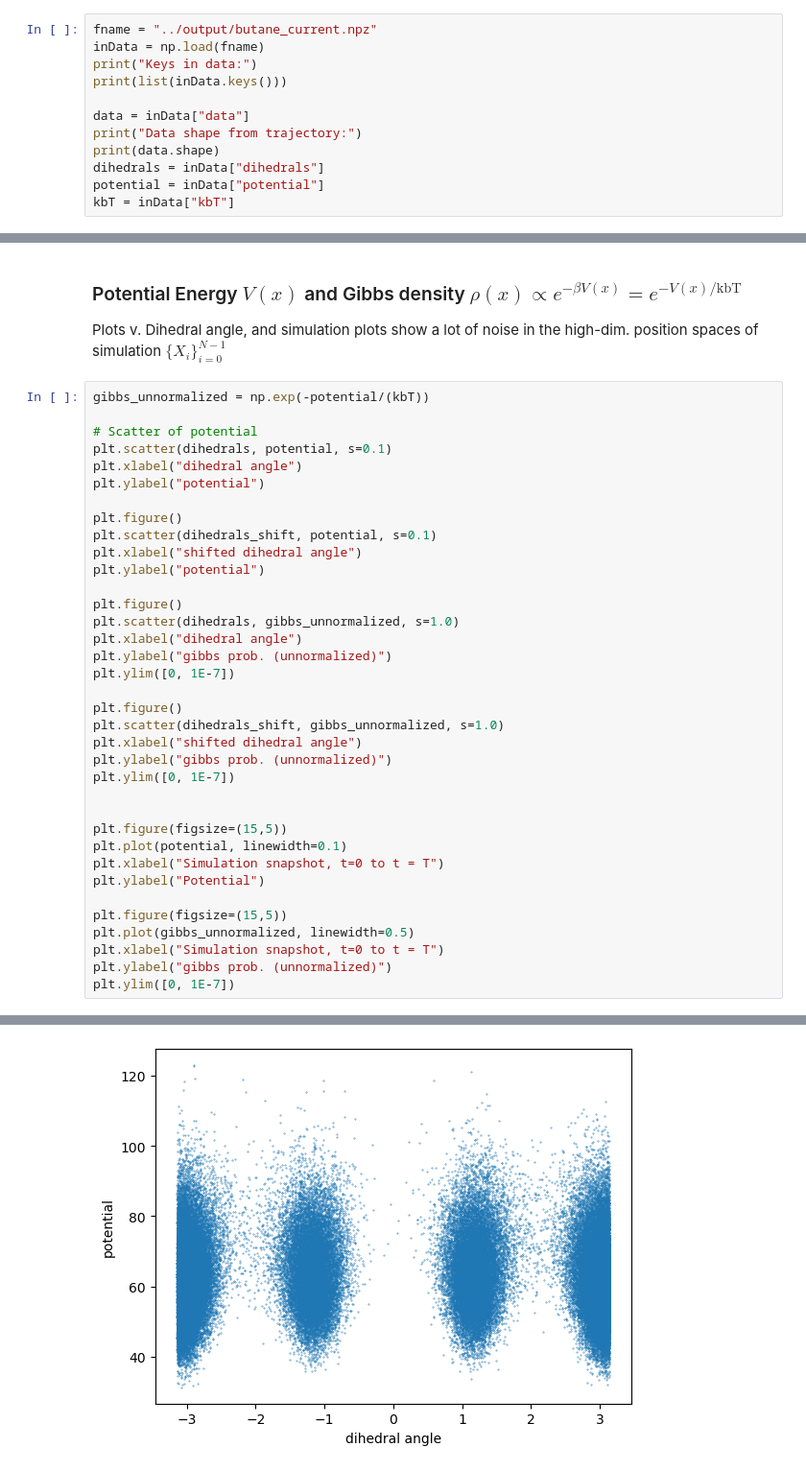
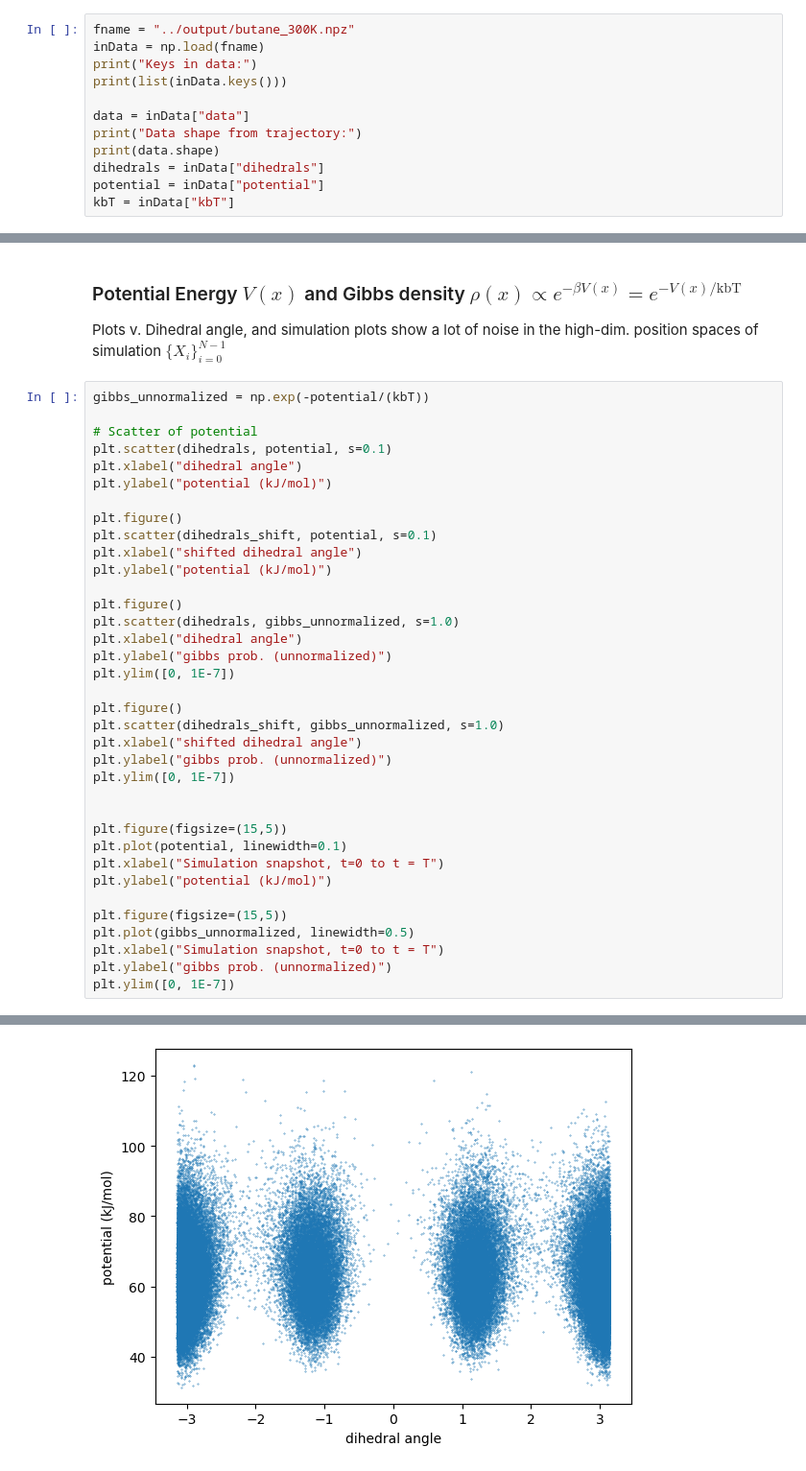
Before and after one commit to aevans1/butane, a Jupyter notebook: script/main.ipynb, the cells around one changed output, grey strips where cells are left out. Shown: that part at 96% size. Cells and saved outputs as stored; diff of their text form.

```diff
--- a/script/main.ipynb
+++ b/script/main.ipynb
@@ -54,7 +54,7 @@ simulation length T = **(1 x 10^7 steps) x (2 fs)** = 2 x 10^7 fs = 2 x 10^4 pic
 ------------------------------------------------------------------------------------------------------------------------------------------------
 **data**, **dihedrals**, **potentials** are subsampled every 100 steps from the original simulation, for $N =10^5$ data points at timestep $0.2$ ps
 # %%
-fname = "../output/butane_current.npz"
+fname = "../output/butane_300K.npz"
 inData = np.load(fname)
 print("Keys in data:")
 print(list(inData.keys()))
@@ -114,36 +114,36 @@ gibbs_unnormalized = np.exp(-potential/(kbT))
 # Scatter of potential
 plt.scatter(dihedrals, potential, s=0.1)
 plt.xlabel("dihedral angle")
-plt.ylabel("potential")
+plt.ylabel("potential (kJ/mol)")
 
 plt.figure()
 plt.scatter(dihedrals_shift, potential, s=0.1)
 plt.xlabel("shifted dihedral angle")
-plt.ylabel("potential")
+plt.ylabel("potential (kJ/mol)")
 
 plt.figure()
 plt.scatter(dihedrals, gibbs_unnormalized, s=1.0)
 plt.xlabel("dihedral angle")
 plt.ylabel("gibbs prob. (unnormalized)")
 plt.ylim([0, 1E-7])
 
 plt.figure()
 plt.scatter(dihedrals_shift, gibbs_unnormalized, s=1.0)
 plt.xlabel("shifted dihedral angle")
 plt.ylabel("gibbs prob. (unnormalized)")
 plt.ylim([0, 1E-7])
 
 
 plt.figure(figsize=(15,5))
 plt.plot(potential, linewidth=0.1)
 plt.xlabel("Simulation snapshot, t=0 to t = T")
-plt.ylabel("Potential")
+plt.ylabel("potential (kJ/mol)")
 
 plt.figure(figsize=(15,5))
 plt.plot(gibbs_unnormalized, linewidth=0.5)
 plt.xlabel("Simulation snapshot, t=0 to t = T")
 plt.ylabel("gibbs prob. (unnormalized)")
 plt.ylim([0, 1E-7])
 # %% [output]
 (0.0, 1e-07)
-[figure, old version]
+[figure, new version]
```
Also changed, not shown: parts of 1 cell of this notebook, 10 other files.
